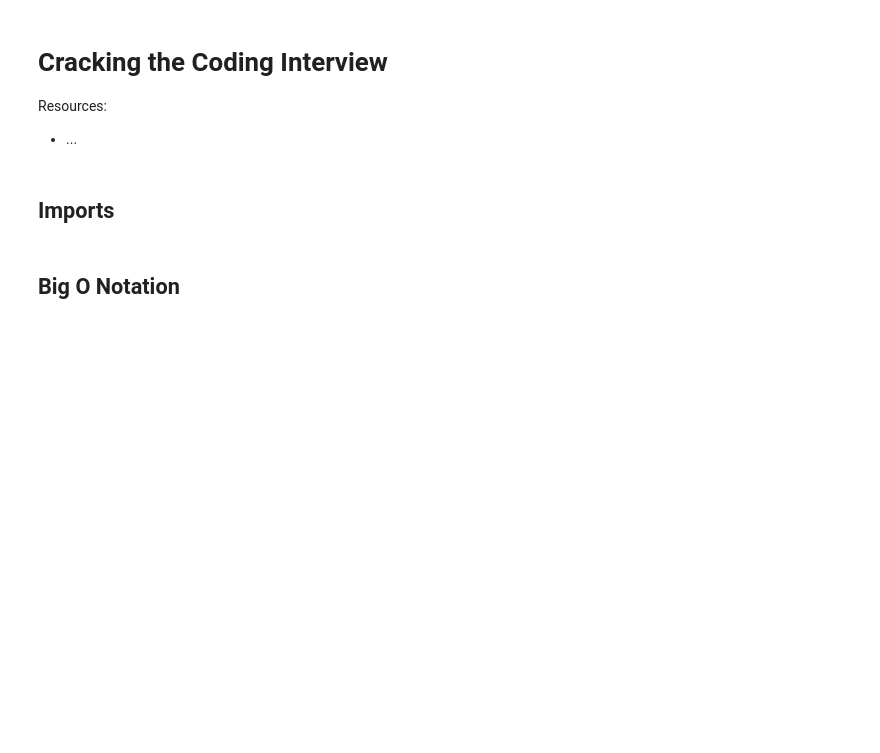
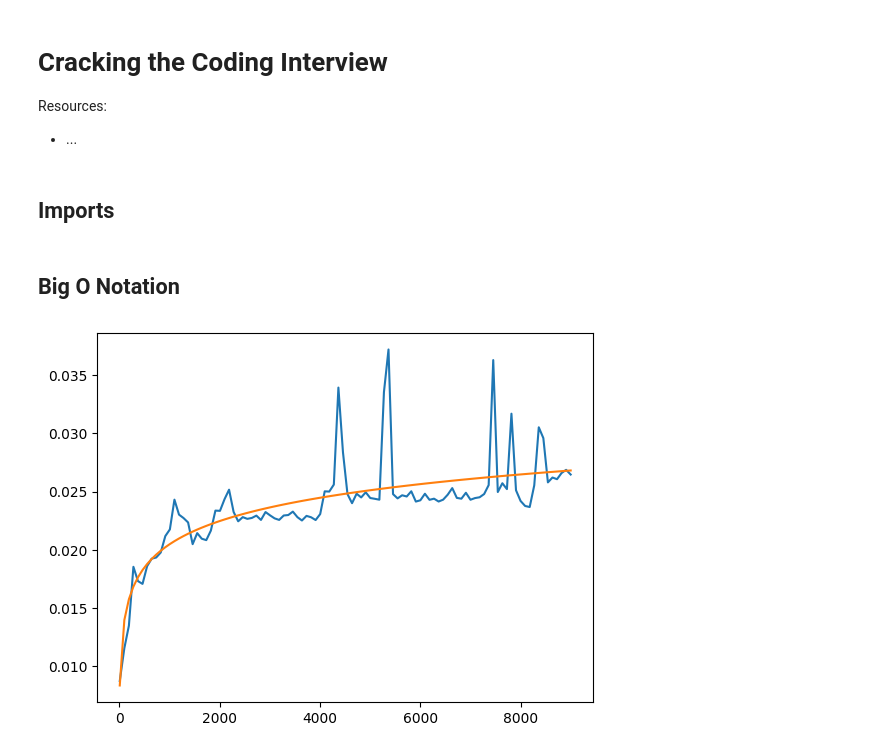
Before and after one commit to RebekkaHaley/cracking-the-coding-interview, a Jupyter notebook: cracking_the_coding_interview/examples.ipynb, the cells around one changed output. Saved outputs shown, nothing was run; the diff lists cells and outputs as text; code cells hidden in the pictures; blank space fills up the shorter version.

```diff
--- a/cracking_the_coding_interview/examples.ipynb
+++ b/cracking_the_coding_interview/examples.ipynb
@@ -18,20 +19,30 @@ from big_o import binary_search
 ## Big O Notation
 # %%
 # Plot big o for binary_search():
+
 setup_string = f'''
 import numpy as np
 from big_o import binary_search
 from __main__ import test_array, test_target_num
 '''
 code_string = '''
 binary_search(array=test_array, target_num=test_target_num)
 '''
 x_axis = np.linspace(start=10, stop=9000, num=100).round(0)
 y_axis = []
 for x in x_axis:
     test_array = sorted(np.random.rand(int(x)).round(6))
     test_target_num = test_array[-1]
-    time_result = np.median(timeit.repeat(stmt=code_string, setup=setup_string, number=10000))/10000
+    time_result = np.median(timeit.repeat(stmt=code_string, setup=setup_string, number=10000))
     y_axis.append(time_result)
 plt.plot(x_axis, y_axis)
-plt.plot(x_axis, np.log(x_axis)/3000000)  # Plot of log(n)
+
+# Plot of O(log n):
+
+log_func = lambda x, a, b, c: a*np.log(b + x) + c
+fitted_params, pcov = curve_fit(log_func, x_axis, y_axis, np.array([.1, .1, .2]))
+plt.plot(x_axis, log_func(x=x_axis, a=fitted_params[0], b=fitted_params[1], c=fitted_params[2]))
+
+plt.show()
+# %% [output]
+[figure, added]
```
Also changed, not shown: parts of 2 cells of this notebook, 2 other files.
